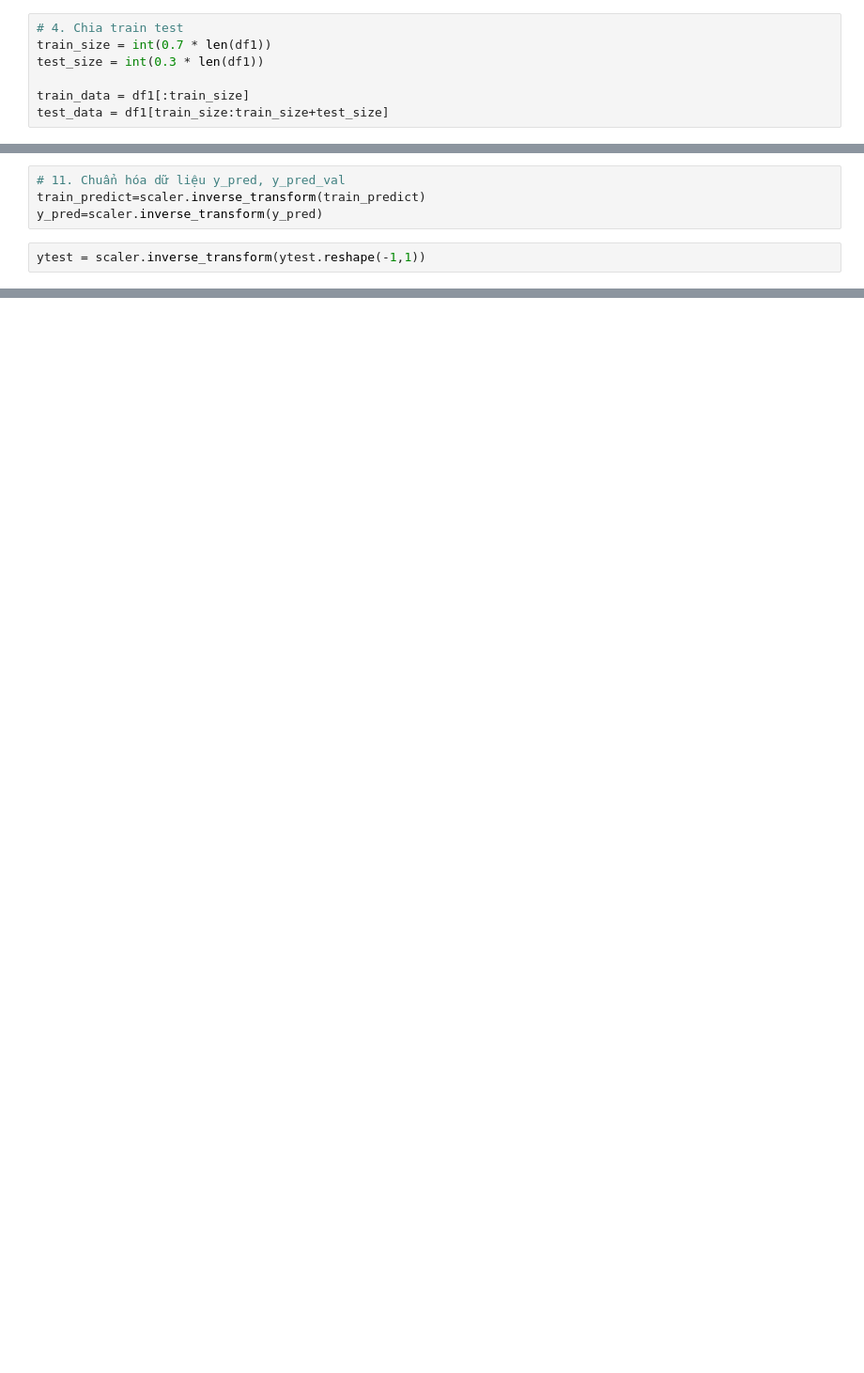
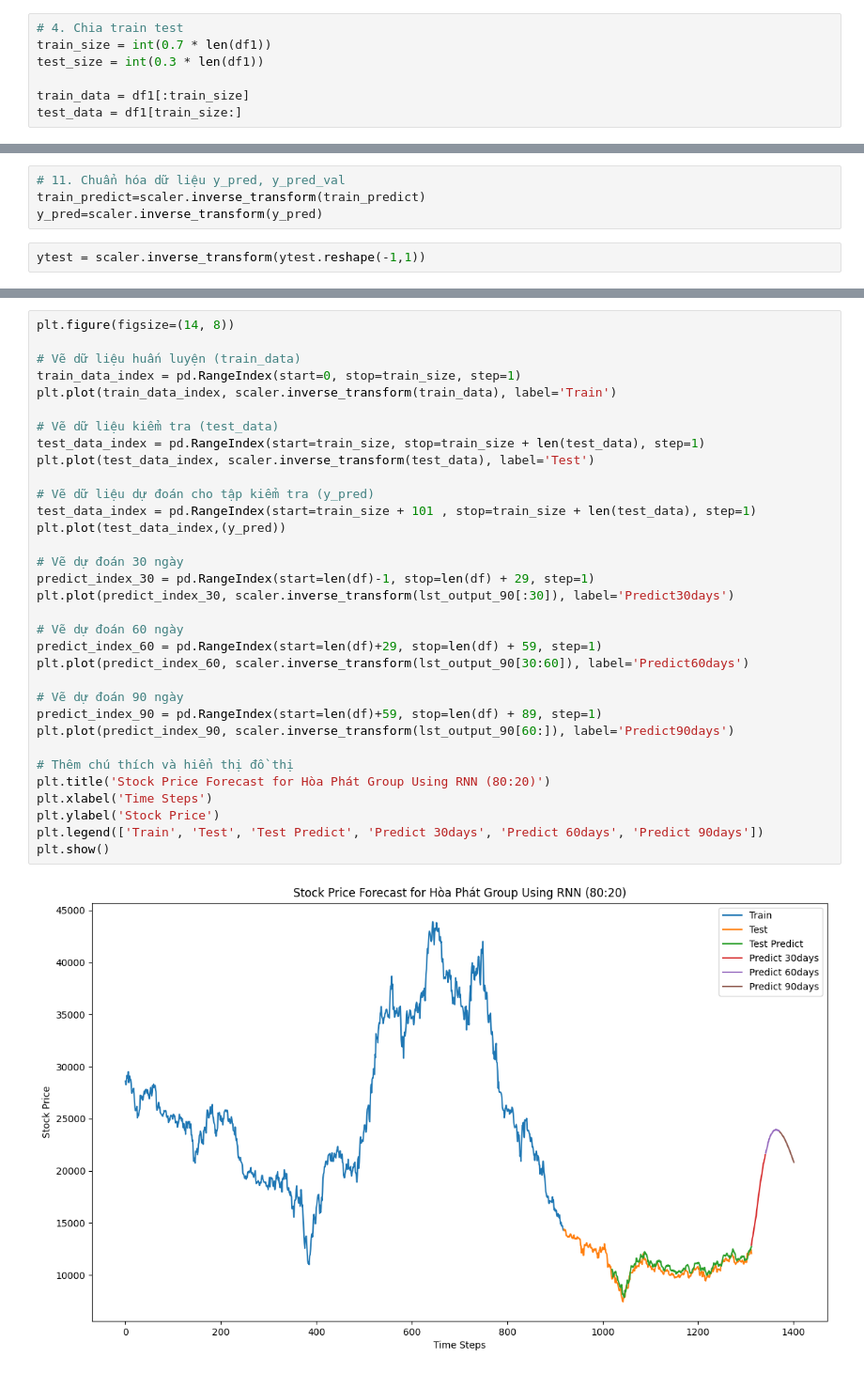
Before and after one commit to xuanquynhle/IS403.O21.HTCL_Team5, a Jupyter notebook: RNN_Model/HPG_RNN_Model_70_30.ipynb, the cells around one changed output, grey strips where cells are left out. Shown at 94% size. Drawn from its saved outputs; the diff is of its cells as text; blank space fills up the shorter version.

```diff
--- a/RNN_Model/HPG_RNN_Model_70_30.ipynb
+++ b/RNN_Model/HPG_RNN_Model_70_30.ipynb
@@ -48,7 +48,7 @@ train_size = int(0.7 * len(df1))
 test_size = int(0.3 * len(df1))
 
 train_data = df1[:train_size]
-test_data = df1[train_size:train_size+test_size]
+test_data = df1[train_size:]
 # %%
 # 5. Hàm Create Dataset
 import numpy
@@ -130,0 +184,35 @@ Testing MAPE: 0.034055031016923504
+# %%
+plt.figure(figsize=(14, 8))
+
+# Vẽ dữ liệu huấn luyện (train_data)
+train_data_index = pd.RangeIndex(start=0, stop=train_size, step=1)
+plt.plot(train_data_index, scaler.inverse_transform(train_data), label='Train')
+
+# Vẽ dữ liệu kiểm tra (test_data)
+test_data_index = pd.RangeIndex(start=train_size, stop=train_size + len(test_data), step=1)
+plt.plot(test_data_index, scaler.inverse_transform(test_data), label='Test')
+
+# Vẽ dữ liệu dự đoán cho tập kiểm tra (y_pred)
+test_data_index = pd.RangeIndex(start=train_size + 101 , stop=train_size + len(test_data), step=1)
+plt.plot(test_data_index,(y_pred))
+
+# Vẽ dự đoán 30 ngày
+predict_index_30 = pd.RangeIndex(start=len(df)-1, stop=len(df) + 29, step=1)
+plt.plot(predict_index_30, scaler.inverse_transform(lst_output_90[:30]), label='Predict30days')
+
+# Vẽ dự đoán 60 ngày
+predict_index_60 = pd.RangeIndex(start=len(df)+29, stop=len(df) + 59, step=1)
+plt.plot(predict_index_60, scaler.inverse_transform(lst_output_90[30:60]), label='Predict60days')
+
+# Vẽ dự đoán 90 ngày
+predict_index_90 = pd.RangeIndex(start=len(df)+59, stop=len(df) + 89, step=1)
+plt.plot(predict_index_90, scaler.inverse_transform(lst_output_90[60:]), label='Predict90days')
+
+# Thêm chú thích và hiển thị đồ thị
+plt.title('Stock Price Forecast for Hòa Phát Group Using RNN (80:20)')
+plt.xlabel('Time Steps')
+plt.ylabel('Stock Price')
+plt.legend(['Train', 'Test', 'Test Predict', 'Predict 30days', 'Predict 60days', 'Predict 90days'])
+plt.show()
+# %% [output]
+[figure, added]
```
Also changed, not shown: parts of 14 cells of this notebook, 9 other files.
